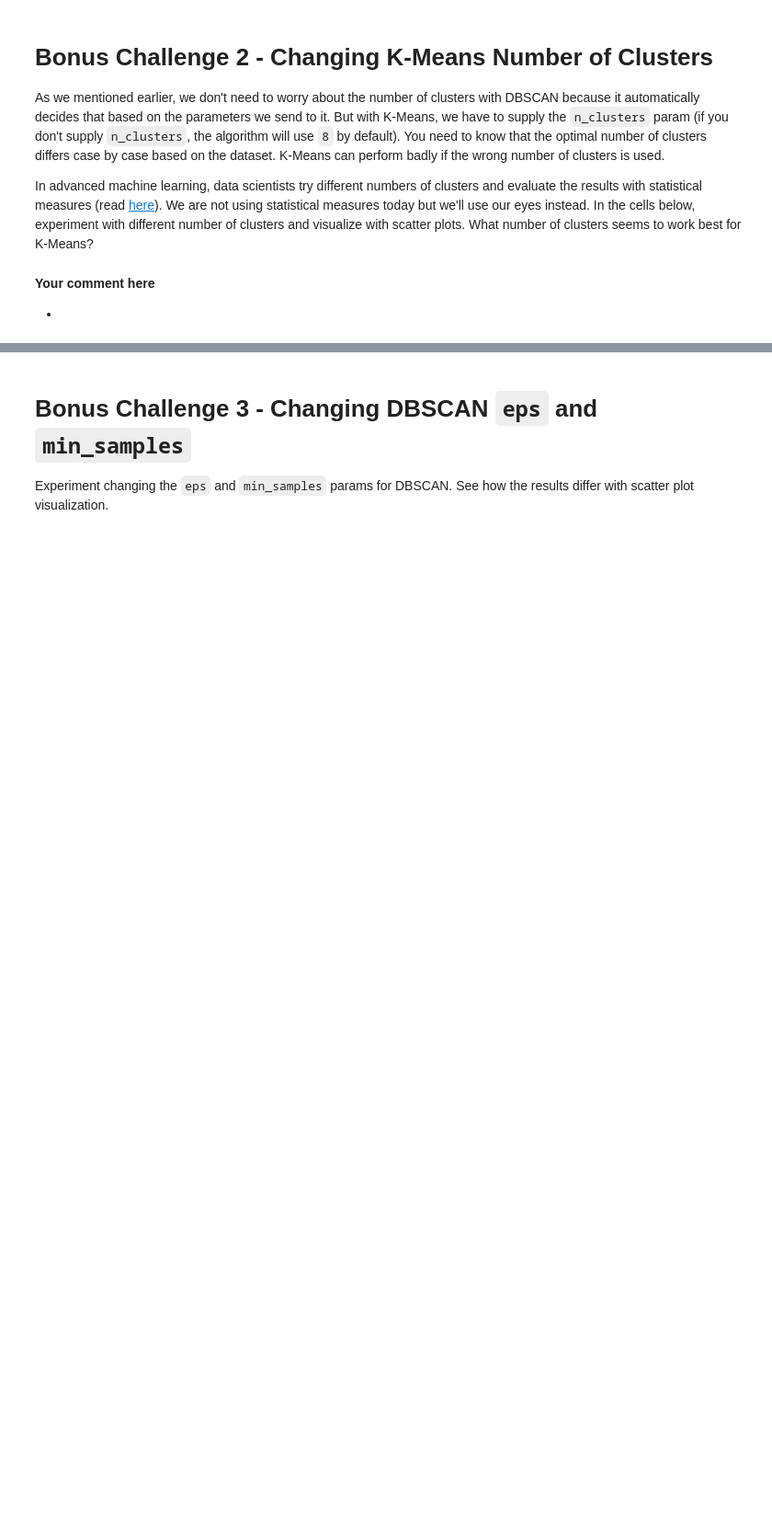
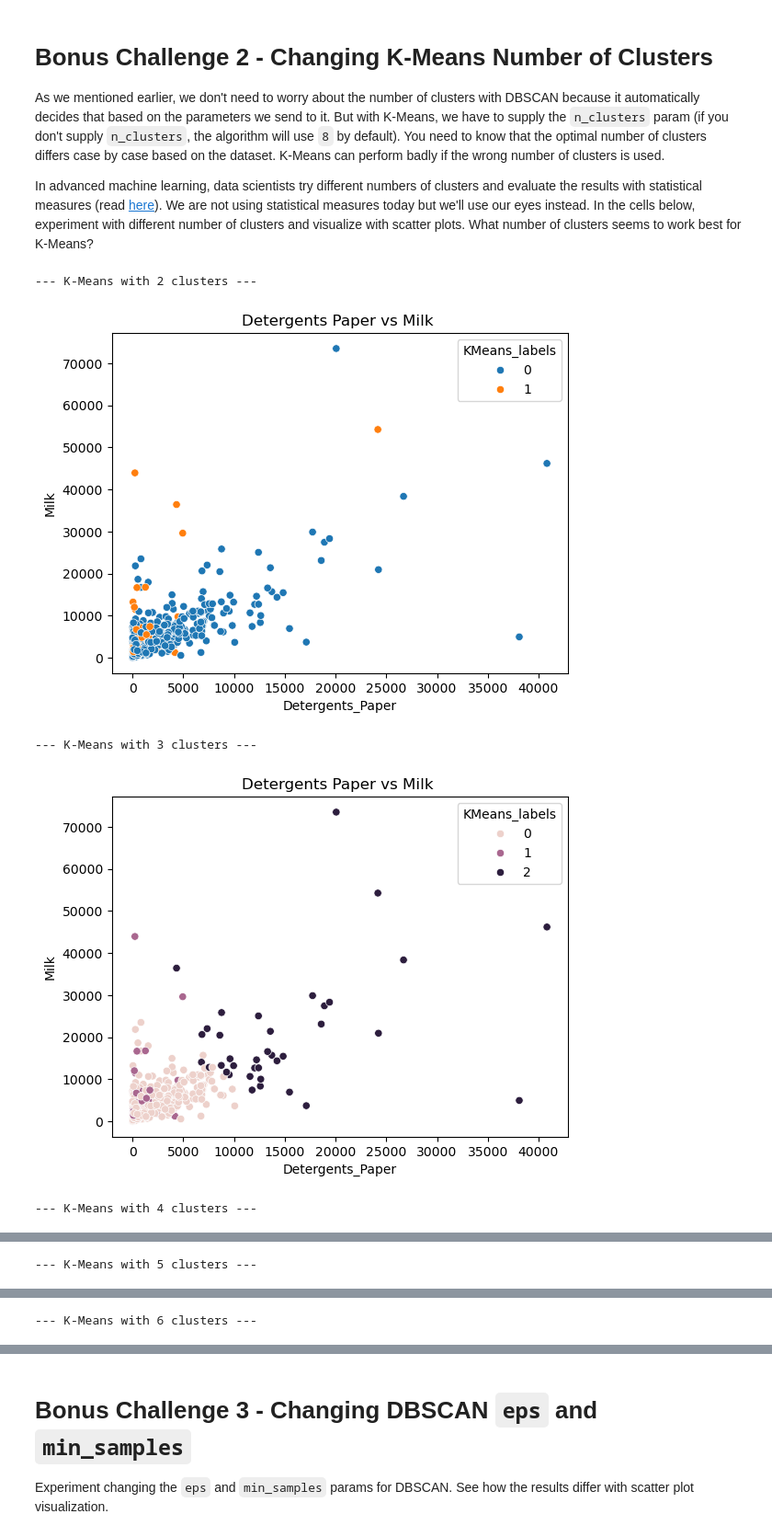
Before and after one commit to ironhack-labs/lab-unsupervised-learning-en, a Jupyter notebook: your-code/main.ipynb, the cells around one changed output, grey strips where cells are left out. Shown at 92% size. Drawn from its saved outputs; the diff is of its cells as text; code cells hidden in the pictures; blank space fills up the shorter version.

```diff
--- a/your-code/main.ipynb
+++ b/your-code/main.ipynb
@@ -299,4 +384,21 @@ In advanced machine learning, data scientists try different numbers of clusters
-# %% [markdown]
-**Your comment here**
-
--
+# %%
+# Your code here:
+from sklearn.cluster import KMeans
+
+# Try a few cluster counts
+for k in [2, 3, 4, 5, 6]:
+    kmeans = KMeans(n_clusters=k, random_state=42)
+    labels = kmeans.fit_predict(customers_scale)
+
+    # Add labels to a copy of the dataset
+    temp = data.copy()
+    temp['KMeans_labels'] = labels
+
+    print(f"--- K-Means with {k} clusters ---")
+    plot(x=temp['Detergents_Paper'], y=temp['Milk'], hue=temp['KMeans_labels'])
+# %% [output]
+--- K-Means with 2 clusters ---
+[figure, added]
+--- K-Means with 3 clusters ---
+[figure, added]
+--- K-Means with 4 clusters ---
@@ -302,0 +406 @@ In advanced machine learning, data scientists try different numbers of clusters
+--- K-Means with 5 clusters ---
@@ -302,0 +408 @@ In advanced machine learning, data scientists try different numbers of clusters
+--- K-Means with 6 clusters ---
```
Also changed, not shown: parts of 24 cells of this notebook.
